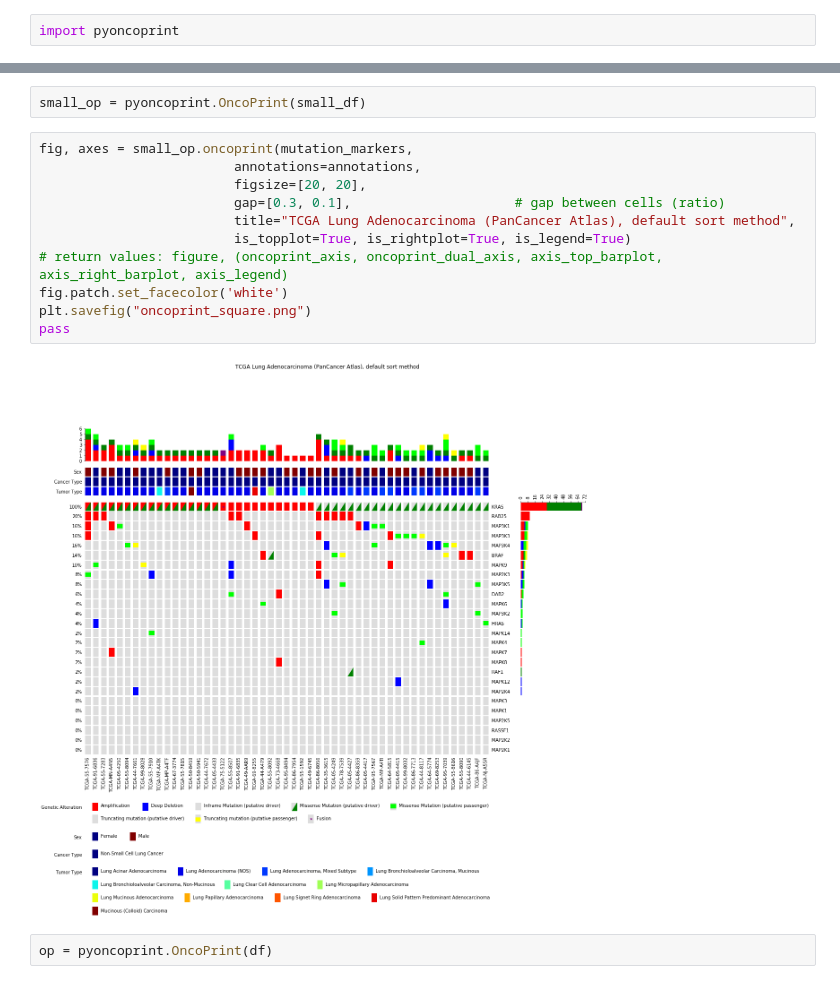
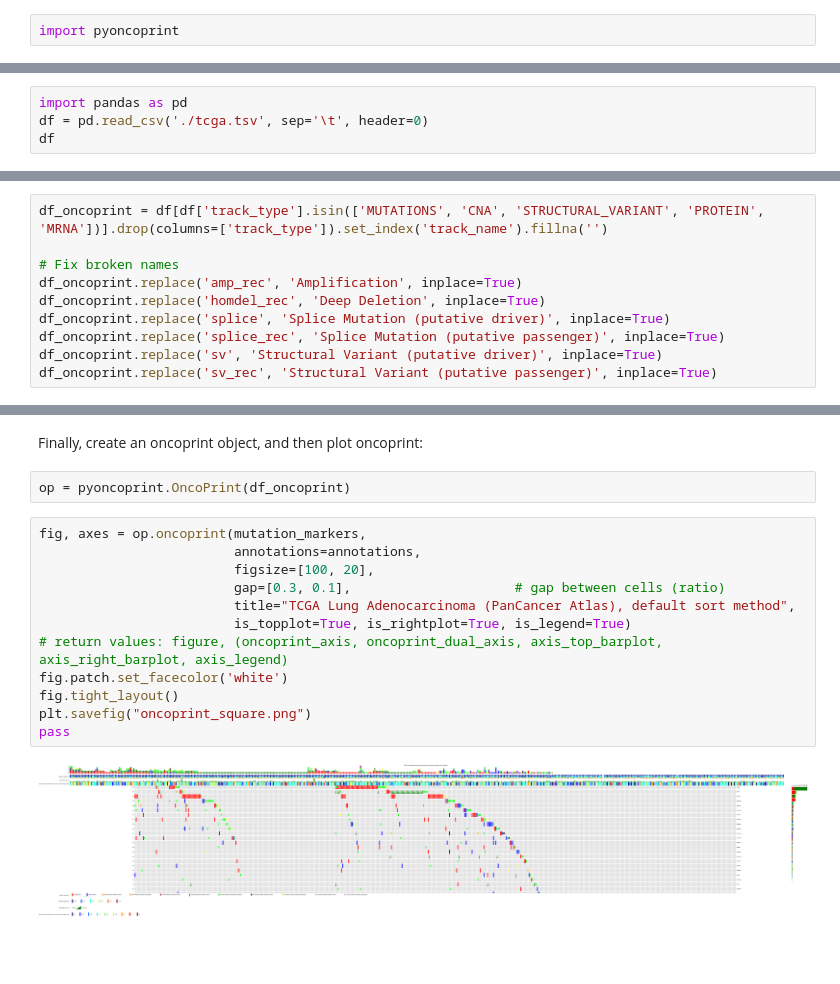
Before and after one commit to pnucolab/pyoncoprint, a Jupyter notebook: example.ipynb, the cells around one changed output, grey strips where cells are left out. Saved outputs shown, nothing was run; the diff lists cells and outputs as text; blank space fills up the shorter version.

```diff
--- a/example.ipynb
+++ b/example.ipynb
@@ -101,0 +15,4 @@ small_df = df.loc[:, 'TCGA-75-5122':'TCGA-55-8616']
+# %%
+import pandas as pd
+df = pd.read_csv('./tcga.tsv', sep='\t', header=0)
+df
@@ -101,0 +37,10 @@ small_df = df.loc[:, 'TCGA-75-5122':'TCGA-55-8616']
+# %%
+df_oncoprint = df[df['track_type'].isin(['MUTATIONS', 'CNA', 'STRUCTURAL_VARIANT', 'PROTEIN', 'MRNA'])].drop(columns=['track_type']).set_index('track_name').fillna('')
+
+# Fix broken names
+df_oncoprint.replace('amp_rec', 'Amplification', inplace=True)
+df_oncoprint.replace('homdel_rec', 'Deep Deletion', inplace=True)
+df_oncoprint.replace('splice', 'Splice Mutation (putative driver)', inplace=True)
+df_oncoprint.replace('splice_rec', 'Splice Mutation (putative passenger)', inplace=True)
+df_oncoprint.replace('sv', 'Structural Variant (putative driver)', inplace=True)
+df_oncoprint.replace('sv_rec', 'Structural Variant (putative passenger)', inplace=True)
@@ -102,17 +182,18 @@ small_df = df.loc[:, 'TCGA-75-5122':'TCGA-55-8616']
+# %% [markdown]
+Finally, create an oncoprint object, and then plot oncoprint:
 # %%
-small_op = pyoncoprint.OncoPrint(small_df)
+op = pyoncoprint.OncoPrint(df_oncoprint)
 # %%
-fig, axes = small_op.oncoprint(mutation_markers,
+fig, axes = op.oncoprint(mutation_markers,
                          annotations=annotations,
-                         figsize=[20, 20],
+                         figsize=[100, 20],
                          gap=[0.3, 0.1],                     # gap between cells (ratio)
                          title="TCGA Lung Adenocarcinoma (PanCancer Atlas), default sort method",
                          is_topplot=True, is_rightplot=True, is_legend=True)
 # return values: figure, (oncoprint_axis, oncoprint_dual_axis, axis_top_barplot, axis_right_barplot, axis_legend)
 fig.patch.set_facecolor('white')
+fig.tight_layout()
 plt.savefig("oncoprint_square.png")
 pass
 # %% [output]
-[figure, old version]
+[figure, new version]
-# %%
-op = pyoncoprint.OncoPrint(df)
```
Also changed, not shown: parts of 18 cells of this notebook, 4 other files.
